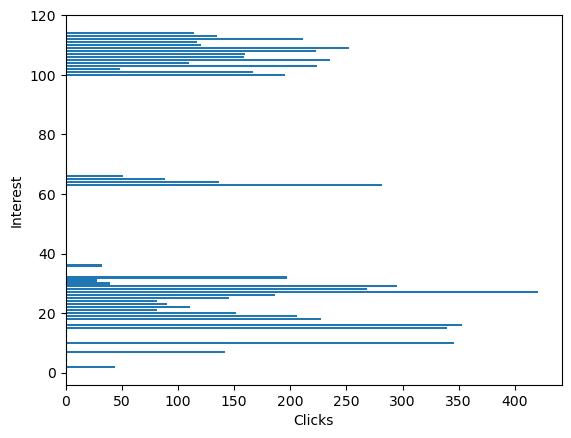
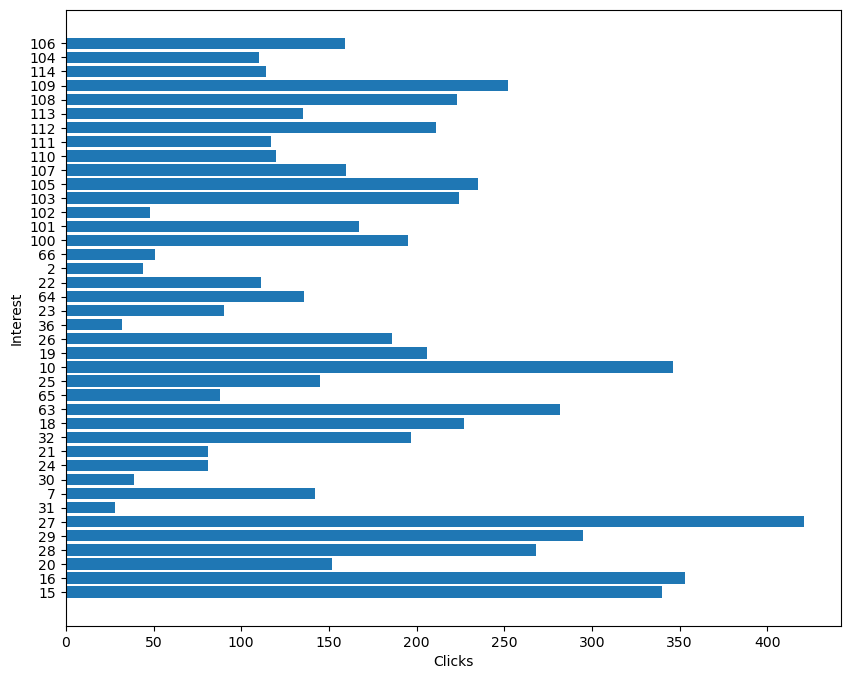
Code edit (unified diff) that turned the first committed figure into the second:
--- before
+++ after
@@ -1,3 +1,4 @@
-plt.barh(df['interest'], df['clicks'])
+plt.figure(figsize=(10,8))
+plt.barh(df['interest'].astype(str), df['clicks'])
 plt.xlabel('Clicks')
 plt.ylabel('Interest')

Commit: Updated EDA notebook